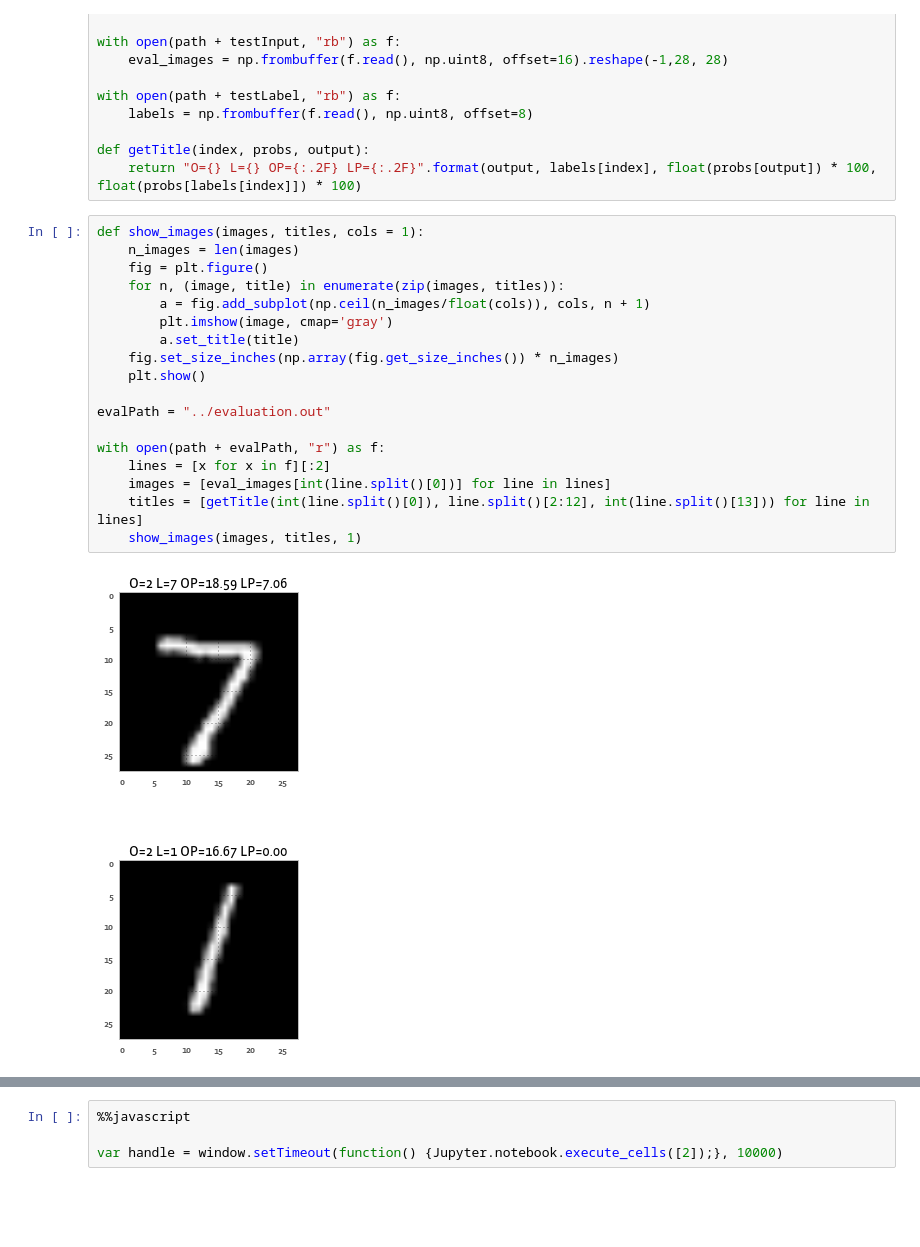
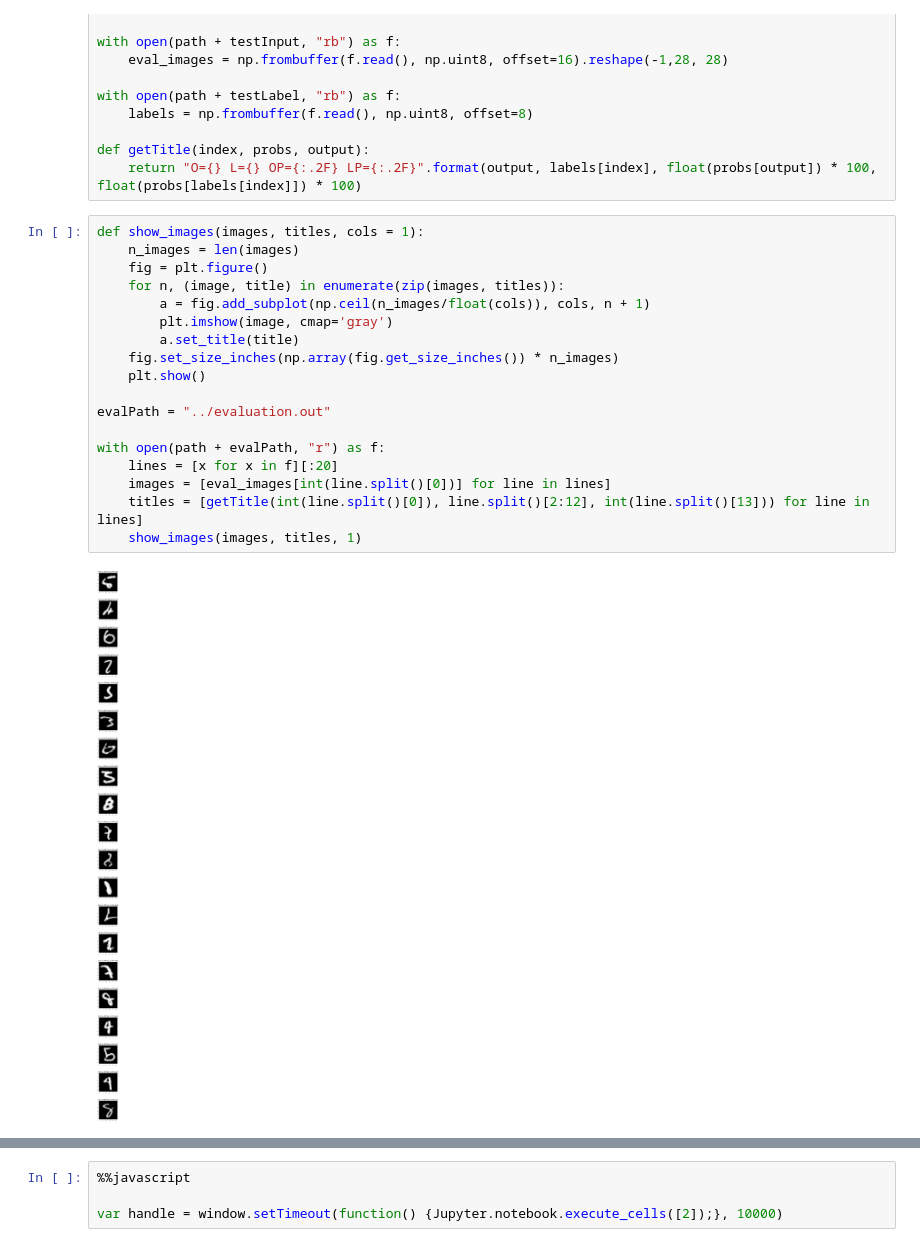
Before and after one commit to liux0229/scratch, a Jupyter notebook: mnist/MNIST.ipynb, the cells around one changed output, grey strips where cells are left out. Drawn from its saved outputs; the diff is of its cells as text; blank space fills up the shorter version.

```diff
--- a/mnist/MNIST.ipynb
+++ b/mnist/MNIST.ipynb
@@ -19,23 +19,23 @@ def getTitle(index, probs, output):
 # %%
 def show_images(images, titles, cols = 1):
     n_images = len(images)
     fig = plt.figure()
     for n, (image, title) in enumerate(zip(images, titles)):
         a = fig.add_subplot(np.ceil(n_images/float(cols)), cols, n + 1)
         plt.imshow(image, cmap='gray')
         a.set_title(title)
     fig.set_size_inches(np.array(fig.get_size_inches()) * n_images)
     plt.show()
 
 evalPath = "../evaluation.out"
 
 with open(path + evalPath, "r") as f:
-    lines = [x for x in f][:2]
+    lines = [x for x in f][:20]
     images = [eval_images[int(line.split()[0])] for line in lines]
     titles = [getTitle(int(line.split()[0]), line.split()[2:12], int(line.split()[13])) for line in lines]
     show_images(images, titles, 1)
 # %% [output]
-[figure, old version]
+[figure, new version]
 # %%
 import matplotlib.animation as anim
 import json
```
Also changed, not shown: parts of 1 cell of this notebook, 9 other files.
